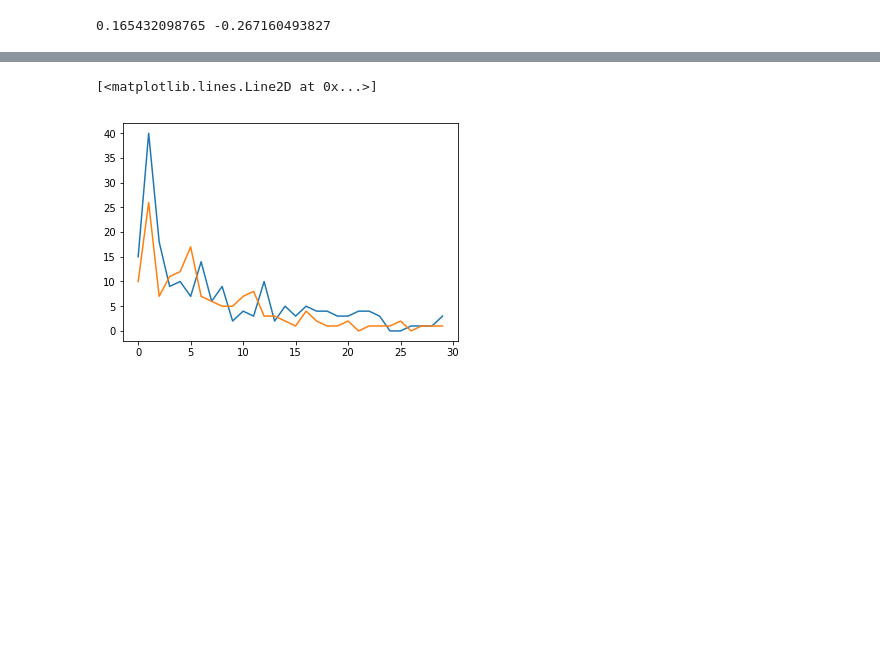
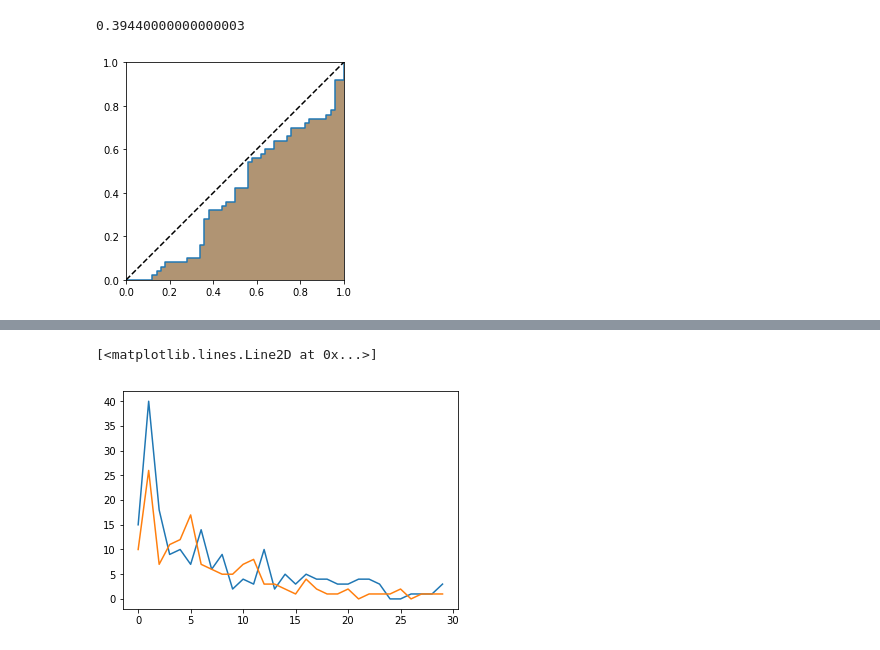
Before and after one commit to ge00rg/LabRotSprekeler, a Jupyter notebook: ROC.ipynb, the cells around one changed output, grey strips where cells are left out. Saved outputs shown, nothing was run; the diff lists cells and outputs as text; code cells hidden in the pictures; blank space fills up the shorter version.

```diff
--- a/ROC.ipynb
+++ b/ROC.ipynb
@@ -30,7 +30,7 @@ meta = f['meta']
 amp = 2
 site = 50
 
-mn_dnd_chng = np.mean(data[:,:,:60], axis=2)
+mn_dnd_chng = np.mean(data[:,:,58:116], axis=2)
 
 present_mask = meta[:,1]==amp
 absent_mask = meta[:,1]==0
@@ -152,6 +154,12 @@ def ROC_sk(filename, amp, site, ax, n_steps=1000):
     ax.set_ylim([0,1])
 
     return AUC
+# %%
+fig, ax = plt.subplots()
+ROC_sk(filelist[0], 2, 0, ax, n_steps=1000)
+# %% [output]
+0.39440000000000003
+[figure, added]
 # %%
 def get_DIs(filename, amp):
     f = h5py.File(filename+".hdf5", "r")
@@ -177,8 +185,3 @@ def get_DIs(filename, amp):
 
         DIs.append((roc_auc_score(y_true, y_score)-0.5)*2)
     return DIs
-# %%
-DIs = get_DIs(filelist[4], 2)
-print(np.max(DIs), np.min(DIs))
-# %% [output]
-0.165432098765 -0.267160493827
```
Also changed, not shown: parts of 8 cells of this notebook, 1 other file.
